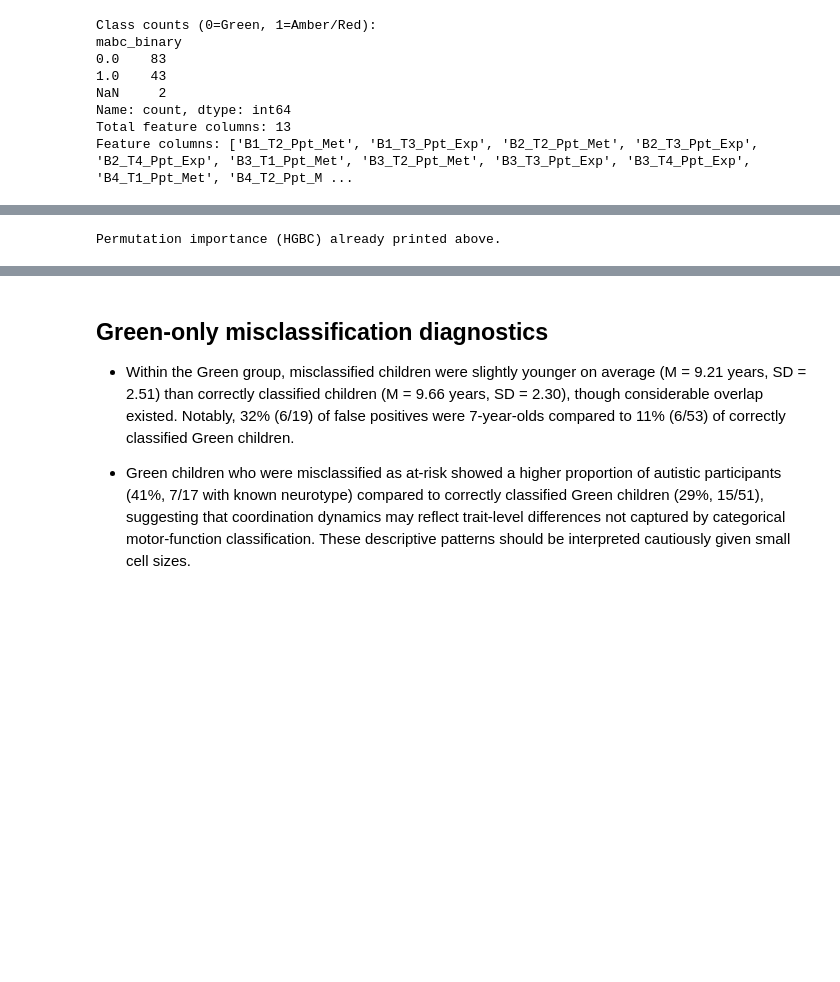
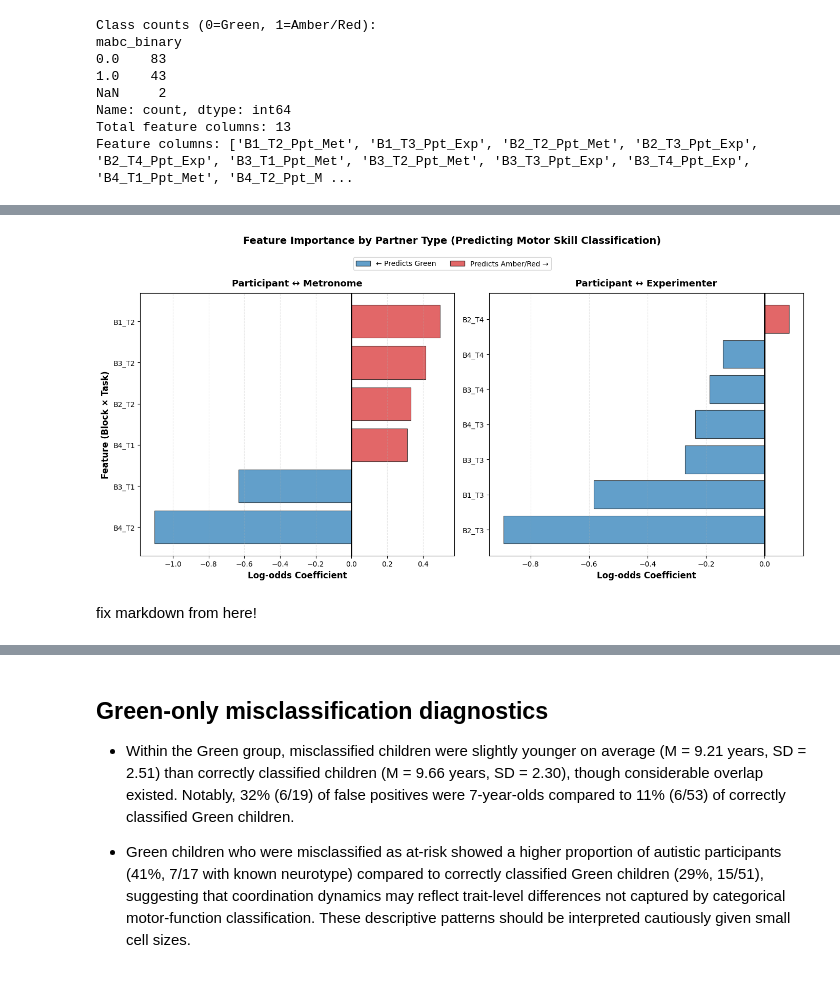
Before and after one commit to cathymacpherson/motor-skills-neurodiverse-children, a Jupyter notebook: machine-learning.ipynb, the cells around one changed output, grey strips where cells are left out. Drawn from its saved outputs; the diff is of its cells as text; code cells hidden in the pictures; blank space fills up the shorter version.

Commit message:
comments added and markdown updated

```diff
--- a/machine-learning.ipynb
+++ b/machine-learning.ipynb
@@ -490,5 +417,7 @@ Permutation importance (HGBC) already printed above.
 # %%
+# If using logistic regression, plot the coefficients. If using HGBC, we have already printed the permutation importance results above.
 if logReg:
+
     # Prepare data
     pipe.fit(X, y)
     coefs = pipe.named_steps["clf"].coef_[0]
@@ -506,6 +435,7 @@ if logReg:
             'partner': 'Metronome' if 'Met' in feat else 'Experimenter'
         }
 
+    # Add parsed columns
     coef_df['parsed'] = coef_df['feature'].apply(parse_feature)
     coef_df['block'] = coef_df['parsed'].apply(lambda x: x['block'])
     coef_df['task'] = coef_df['parsed'].apply(lambda x: x['task'])
@@ -523,91 +453,57 @@ if logReg:
     bars_met = ax1.barh(range(len(met_df)), met_df['coef'], color=colors_met,
                         alpha=0.7, edgecolor='black', linewidth=0.8)
 
-    # Highlight Task 2 features
-    t2_indices_met = met_df[met_df['task'] == 'T2'].index
-    for idx in t2_indices_met:
-        bars_met[idx].set_edgecolor('gold')
-        bars_met[idx].set_linewidth(3)
-
+    # Set y-ticks and labels
     labels_met = [f"{row['block']}_{row['task']}" for _, row in met_df.iterrows()]
     ax1.set_yticks(range(len(met_df)))
     ax1.set_yticklabels(labels_met, fontsize=10)
     ax1.axvline(x=0, color='black', linewidth=2)
-    ax1.set_xlabel('Coefficient', fontsize=12, fontweight='bold')
+    ax1.set_xlabel('Log-odds Coefficient', fontsize=12, fontweight='bold')
+    ax1.set_ylabel('Feature (Block × Task)', fontsize=12, fontweight='bold')
     ax1.set_title('Participant ↔ Metronome', fontsize=13, fontweight='bold', pad=10)
     ax1.grid(axis='x', alpha=0.3, linestyle='--')
-
-    # Add coefficient values
-    for i, (idx, row) in enumerate(met_df.iterrows()):
-        if abs(row['coef']) > 0.3:
-            x_pos = row['coef'] + (0.05 if row['coef'] > 0 else -0.05)
-            ha = 'left' if row['coef'] > 0 else 'right'
-            ax1.text(x_pos, i, f"{row['coef']:.2f}", va='center', ha=ha,
-                    fontsize=9, fontweight='bold')
 
     # === RIGHT PANEL: Experimenter ===
     colors_exp = ['#d62728' if c > 0 else '#1f77b4' for c in exp_df['coef']]
     bars_exp = ax2.barh(range(len(exp_df)), exp_df['coef'], color=colors_exp,
                         alpha=0.7, edgecolor='black', linewidth=0.8)
 
+    # Set y-ticks and labels
     labels_exp = [f"{row['block']}_{row['task']}" for _, row in exp_df.iterrows()]
     ax2.set_yticks(range(len(exp_df)))
     ax2.set_yticklabels(labels_exp, fontsize=10)
     ax2.axvline(x=0, color='black', linewidth=2)
-    ax2.set_xlabel('Coefficient', fontsize=12, fontweight='bold')
+    ax2.set_xlabel('Log-odds Coefficient', fontsize=12, fontweight='bold')
+    ax2.set_ylabel('')
     ax2.set_title('Participant ↔ Experimenter', fontsize=13, fontweight='bold', pad=10)
     ax2.grid(axis='x', alpha=0.3, linestyle='--')
 
-    # Add coefficient values
-    for i, (idx, row) in enumerate(exp_df.iterrows()):
-        if abs(row['coef']) > 0.3:
-            x_pos = row['coef'] + (0.05 if row['coef'] > 0 else -0.05)
-            ha = 'left' if row['coef'] > 0 else 'right'
-            ax2.text(x_pos, i, f"{row['coef']:.2f}", va='center', ha=ha,
-                    fontsize=9, fontweight='bold')
-
     # Overall title and legend
-    fig.suptitle('Feature Importance by Partner Type\n(Predicting Motor Skill Classification)',
+    fig.suptitle('Feature Importance by Partner Type (Predicting Motor Skill Classification)',
                 fontsize=14, fontweight='bold', y=0.98)
 
+    # Create custom legend
     from matplotlib.patches import Patch
     legend_elements = [
         Patch(facecolor='#1f77b4', alpha=0.7, edgecolor='black',
             label='← Predicts Green'),
         Patch(facecolor='#d62728', alpha=0.7, edgecolor='black',
-            label='Predicts Amber/Red →'),
-        Patch(facecolor='white', edgecolor='gold', linewidth=3,
-            label='Task 2 (highlighted)')
+            label='Predicts Amber/Red →')
     ]
     fig.legend(handles=legend_elements, loc='upper center', ncol=3,
-            fontsize=10, frameon=True, bbox_to_anchor=(0.5, 0.95))
+            fontsize=10, frameon=True, bbox_to_anchor=(0.5, 0.93))
 
+    # Adjust layout and save figure
     plt.tight_layout(rect=[0, 0, 1, 0.93])
     plt.savefig('plots/coefficient_plot_by_partner.png', dpi=300, bbox_inches='tight')
     plt.show()
 
-    # Summary statistics
-    print("\n=== Metronome Features ===")
-    print(f"Total: {len(met_df)}")
-    print(f"Positive (→ Amber/Red): {(met_df['coef'] > 0).sum()}")
-    print(f"Negative (→ Green): {(met_df['coef'] < 0).sum()}")
-    print(f"Strongest: {met_df.iloc[-1]['feature']} (β={met_df.iloc[-1]['coef']:.3f})")
-
-    print("\n=== Experimenter Features ===")
-    print(f"Total: {len(exp_df)}")
-    print(f"Positive (→ Amber/Red): {(exp_df['coef'] > 0).sum()}")
-    print(f"Negative (→ Green): {(exp_df['coef'] < 0).sum()}")
-    if len(exp_df) > 0:
-        strongest_exp_feat = exp_df.iloc[-1]['feature']
-        strongest_exp_coef = exp_df.iloc[-1]['coef']
-        print(f"Strongest: {strongest_exp_feat} (β={strongest_exp_coef:.3f})")
-    else:
-        print("Strongest: N/A")
-
 else:
-    print("\nPermutation importance (HGBC) already printed above.")
+    print("\nPlot not available for HGBC. Permutation importance (HGBC) already printed above.")
 # %% [output]
-Permutation importance (HGBC) already printed above.
+[figure, added]
+# %% [markdown]
+fix markdown from here!
 # %% [markdown]
 ### Examination of Misclassified Cases
 
```
Also changed, not shown: parts of 14 cells of this notebook, 1 other file.
